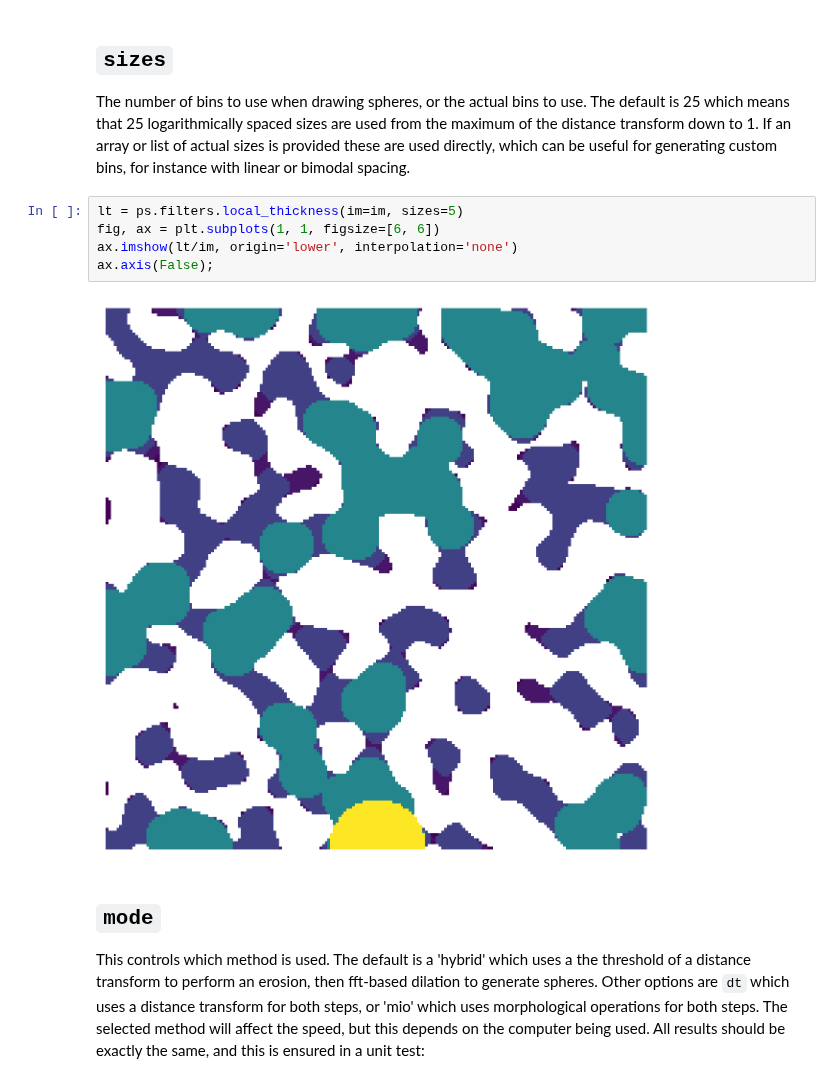
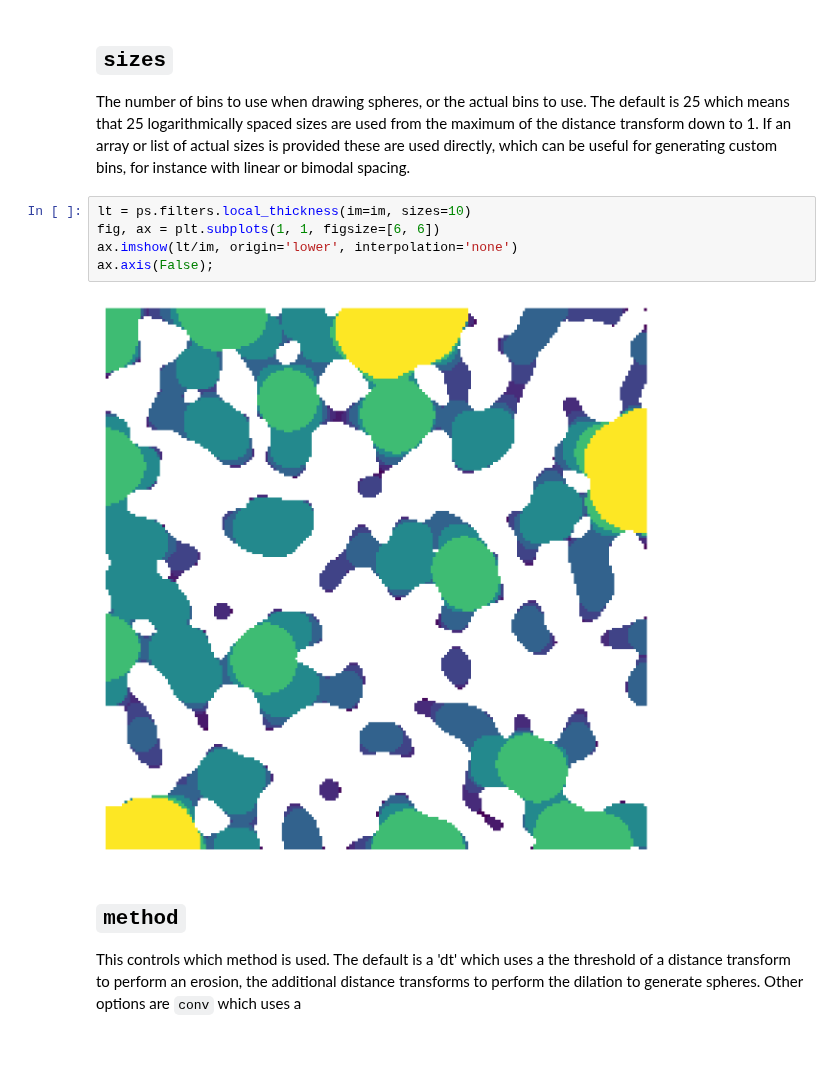
Before and after one commit to HydeAWhile/PoreSpy, a Jupyter notebook: examples/filters/reference/local_thickness.ipynb, the cells around one changed output. Drawn from its saved outputs; the diff is of its cells as text; blank space fills up the shorter version.

```diff
--- a/examples/filters/reference/local_thickness.ipynb
+++ b/examples/filters/reference/local_thickness.ipynb
@@ -30,13 +21,13 @@ ax.axis(False);
 ## `sizes`
 The number of bins to use when drawing spheres, or the actual bins to use.  The default is 25 which means that 25 logarithmically spaced sizes are used from the maximum of the distance transform down to 1.  If an array or list of actual sizes is provided these are used directly, which can be useful for generating custom bins, for instance with linear or bimodal spacing.
 # %%
-lt = ps.filters.local_thickness(im=im, sizes=5)
+lt = ps.filters.local_thickness(im=im, sizes=10)
 fig, ax = plt.subplots(1, 1, figsize=[6, 6])
 ax.imshow(lt/im, origin='lower', interpolation='none')
 ax.axis(False);
 # %% [output]
-[figure, old version]
+[figure, new version]
 # %% [markdown]
-## `mode`
-This controls which method is used.  The default is a 'hybrid' which uses a the threshold of a distance transform to perform an erosion, then fft-based dilation to generate spheres.  Other options are `dt` which uses a distance transform for both steps, or 'mio' which uses morphological operations for both steps. The selected method will affect the speed, but this depends on the computer being used.  All results should be exactly the same, and this is ensured in a unit test:
+## `method`
+This controls which method is used.  The default is a 'dt' which uses a the threshold of a distance transform to perform an erosion, the additional distance transforms to perform the dilation to generate spheres.  Other options are `conv` which uses a
 # %%
```
Also changed, not shown: parts of 10 cells of this notebook, 1 other file.
